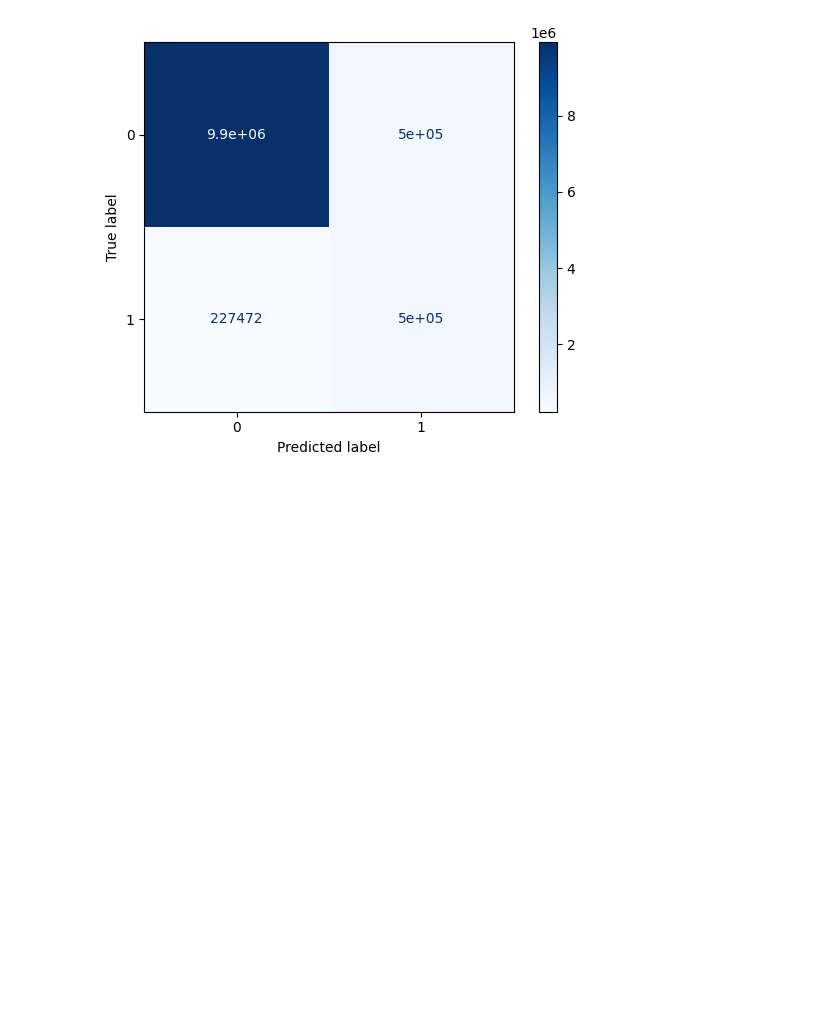
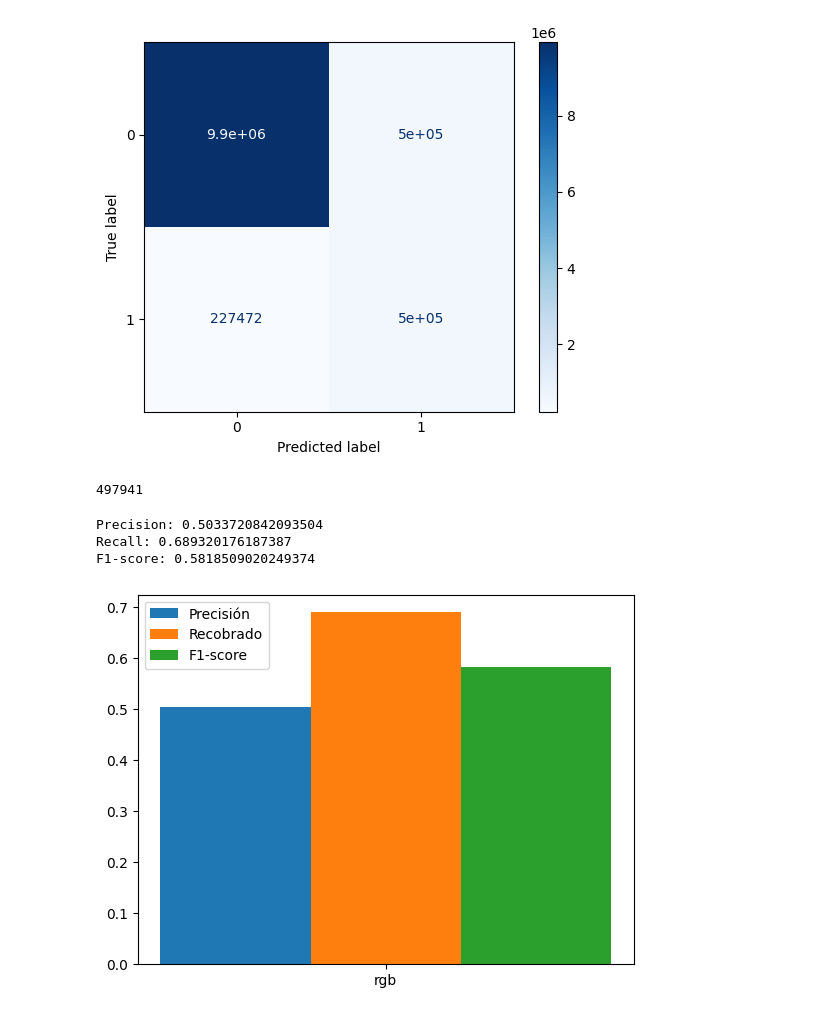
Before and after one commit to Leo00010011/tree_seg, a Jupyter notebook: city_analysis_matrix_confusion.ipynb, the cells around one changed output. Cells and saved outputs as stored; diff of their text form; code cells hidden in the pictures; blank space fills up the shorter version.

Commit message:
precision, recall and f1_score

```diff
--- a/city_analysis_matrix_confusion.ipynb
+++ b/city_analysis_matrix_confusion.ipynb
@@ -327,3 +379,53 @@ for confusion_matrix_s in cm_all:
   plt.show()
 # %% [output]
 [figure]
+# %%
+def calculate_metrics(confusion_matrix):
+    # Calculate precision, recall, and F1-score from the confusion matrix
+    tp = confusion_matrix[1,1]
+    fp = confusion_matrix[0,1]
+    tn = confusion_matrix[0,0]
+    fn = confusion_matrix[1,0]
+
+    precision = tp / (tp + fp)
+    recall = tp / (tp + fn)
+    f1_score = 2 * precision * recall / (precision + recall)
+
+    return precision, recall, f1_score
+
+def plot_scores(model_names, precision_scores, recall_scores, f1_scores):
+    # Crear figura y ejes
+    fig, ax = plt.subplots()
+
+    # Crear barras para las medidas de precisión, recobrado y F1-score
+    bar_width = 0.25
+    bar_positions = np.arange(len(model_names))
+    ax.bar(bar_positions, precision_scores, width=bar_width, label='Precisión')
+    ax.bar(bar_positions + bar_width, recall_scores, width=bar_width, label='Recobrado')
+    ax.bar(bar_positions + 2*bar_width, f1_scores, width=bar_width, label='F1-score')
+
+    # Añadir etiquetas de modelo y leyenda
+    ax.set_xticks(bar_positions + bar_width)
+    ax.set_xticklabels(model_names)
+    ax.legend()
+
+    # Mostrar la figura
+    plt.show()
+# %%
+cm_all[0][0,1]
+# %% [output]
+497941
+# %%
+for confusion_matrix_s in cm_all:
+  precision, recall, f1_score = calculate_metrics(confusion_matrix_s)
+
+
+  print("Precision:", precision)
+  print("Recall:", recall)
+  print("F1-score:", f1_score)
+  plot_scores(["rgb"], [precision], [recall], [f1_score])
+# %% [output]
+Precision: 0.5033720842093504
+Recall: 0.689320176187387
+F1-score: 0.5818509020249374
+[figure, added]
```
Also changed, not shown: parts of 7 cells of this notebook, 3 other files.
